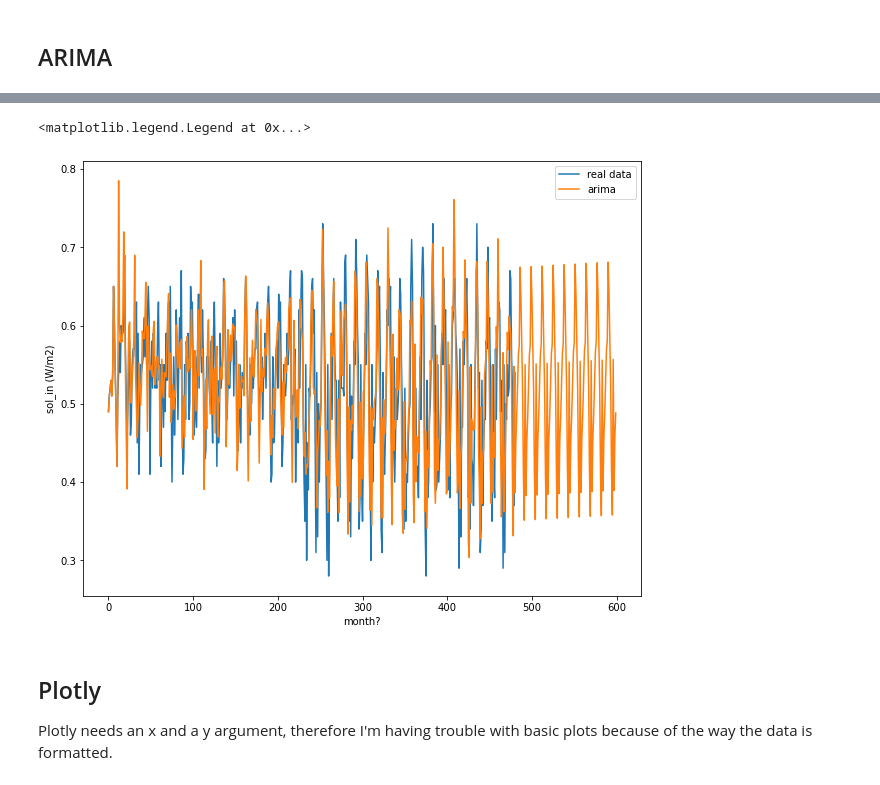
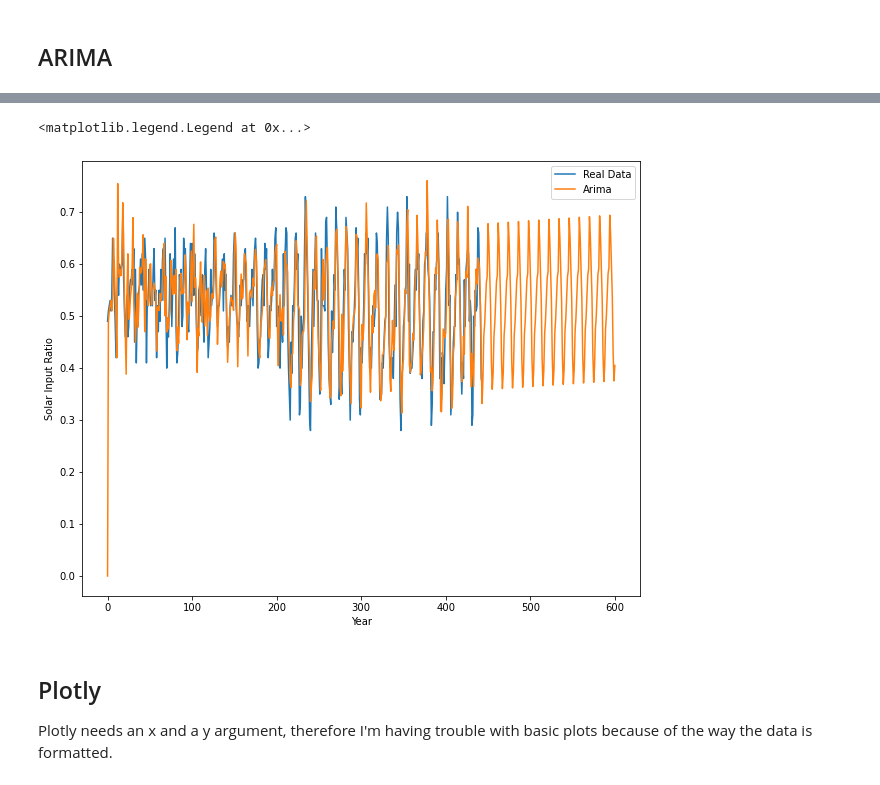
Before and after one commit to Solar-Wind-ML-DIRECT-2022-Project/2022-Project-Repo, a Jupyter notebook: SERF/Plotly.ipynb, the cells around one changed output, grey strips where cells are left out. Drawn from its saved outputs; the diff is of its cells as text; code cells hidden in the pictures.

Commit message:
got the model to work with Plotly

```diff
--- a/SERF/Plotly.ipynb
+++ b/SERF/Plotly.ipynb
@@ -34,3 +34,29 @@ Idf1
 | 202012 | 0.37 | 74.83 | 0.67 | 2.54 | 2.08 | 0.02 | 0.15 | ... |
 | 202013 | 0.54 | 63.04 | 0.73 | 7.09 | 9.20 | 0.17 | 0.15 | ... |
 481 rows × 14 columns
+# %%
+# Removing the annual average from the dataframe
+
+allsky = allsky.drop(allsky.index[12::13])
+# %%
+# Renaming the y axis
+
+allsky = allsky.rename(columns={"ALLSKY_KT": "Solar Ratio"})
+# %%
+# Getting time stamp for each data point
+
+def append(dfseries):
+    dfseries = dfseries[:4] + '-' + dfseries[4:]
+    return dfseries
+
+# Creating a column with the time data
+
+allsky['Date'] = allsky.index
+allsky['Date'] = allsky['Date'].apply(append)
+
+# Creating a column called 'Year'
+# Use this column for Plotly
+
+allsky['Year'] = allsky.index
+allsky['Year'] = pd.to_datetime(allsky['Date'])
+allsky
@@ -37,7 +78,7 @@ Idf1
 # %% [markdown]
 ## ARIMA
 # %%
-model = ARIMA(allsky['ALLSKY_KT'].values, order=(1,1,0), seasonal_order=(1,1,1,13))
+model = ARIMA(allsky['Solar Ratio'].values, order=(1,1,0), seasonal_order=(1,1,1,12))
 model_fit = model.fit()
 
-pred_sol1 = model_fit.predict(start = 1, end = 600)
+pred_sol1 = model_fit.predict(start = 0, end = 600)
@@ -44,13 +126,13 @@ pred_sol1 = model_fit.predict(start = 1, end = 600)
 # %%
 fig, ax = plt.subplots(figsize = (10,8))
-ax.plot(allsky['ALLSKY_KT'].values,label = 'real data')
-ax.plot(pred_sol1, label = 'arima')
-ax.set_xlabel('month?')
-ax.set_ylabel('sol_in (W/m2)')
+ax.plot(allsky['Solar Ratio'].values,label = 'Real Data')
+ax.plot(pred_sol1, label = 'Arima')
+ax.set_xlabel('Year')
+ax.set_ylabel('Solar Input Ratio')
 ax.legend()
 # %% [output]
 <matplotlib.legend.Legend at 0x...>
-[figure, old version]
+[figure, new version]
 # %% [markdown]
 ## Plotly
 
```
Also changed, not shown: parts of 3 cells of this notebook.
